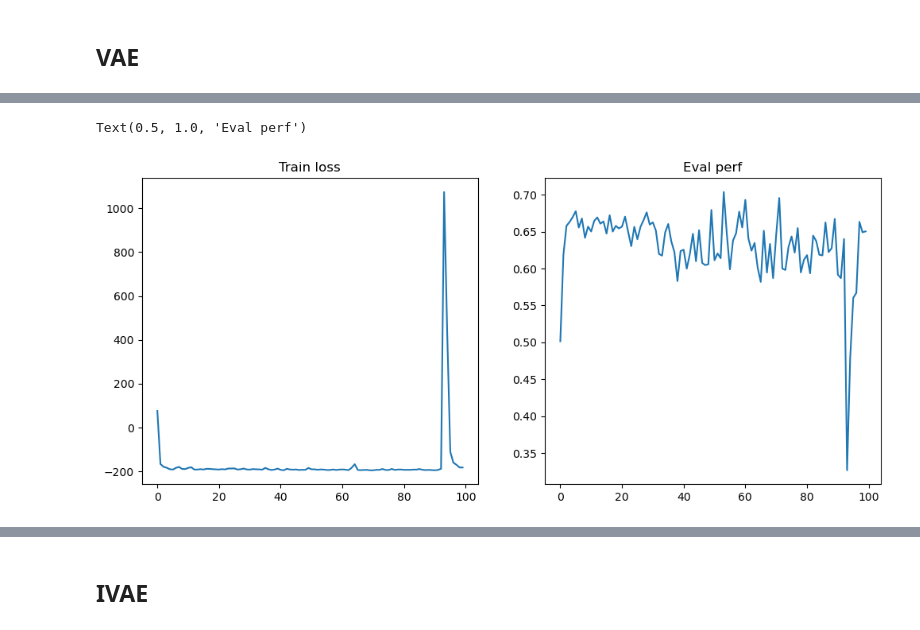
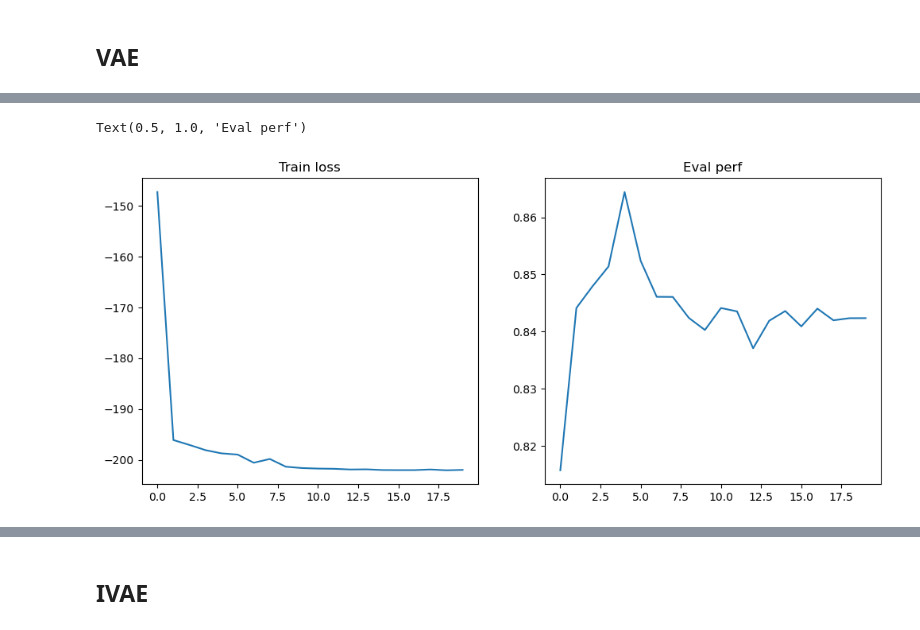
Before and after one commit to SullivanCastro/Indepedent-Component-Analysis, a Jupyter notebook: experiment.ipynb, the cells around one changed output, grey strips where cells are left out. Cells and saved outputs as stored; diff of their text form; code cells hidden in the pictures.

```diff
--- a/experiment.ipynb
+++ b/experiment.ipynb
@@ -59,7 +131,7 @@ staircase = False
 number_of_simulation = 1
 vae_hidden_dim = 100
 vae_n_layers = 3
-vae_activation = 'xtanh'
+vae_activation = 'lrelu'
 vae_slope = 0.1
 
 # Learning rate scheduler params
@@ -68,7 +140,7 @@ factor = 0.1
 patience = 0
 verbose = True
 
-epochs = 100
+epochs = 50
 
 # ELBO weights
 a = 100 # reconstruction log-likelihood term
@@ -195,13 +263,6 @@ mcc(source, fast_ica_source_predict)
 # %% [markdown]
 ## VAE
 # %%
-dataset = CustomSyntheticDataset(
-    X=mixture,
-    U=segment_labels,
-    S=source,
-    device=device
-)
-
 loader_params = (
     {"num_workers": 6, "pin_memory": True} if torch.cuda.is_available() else {}
 )
@@ -217,14 +276,15 @@ data loaded on cpu
 # %%
-model = cleanVAE(
-    data_dim=dimension_of_data_space,
-    latent_dim=dimension_of_latent_space,
+d_data, d_latent, d_aux = dataset.get_dims()
+vae_model = cleanVAE(
+    data_dim=d_data,
+    latent_dim=d_latent,
     hidden_dim=vae_hidden_dim,
     n_layers=vae_n_layers,
     activation=vae_activation,
-    slope=vae_slope,
+    slope=0.1,
 ).to(device)
 
-optimizer = Adam(model.parameters(), lr=lr)
+optimizer = Adam(vae_model.parameters(), lr=lr)
 scheduler = lr_scheduler.ReduceLROnPlateau(
     optimizer, factor=0.1, patience=0, verbose=True
 )
@@ -263,0 +291,17 @@ for epoch in itterable:
+# %%
+vae_loss_hist, vae_perf_hist, vae_all_mccs = train(
+    vae_model,
+    optimizer,
+    scheduler,
+    data_loader,
+    dataset.x,
+    dataset.s,
+    dataset.u,
+    20,
+    device,
+    N=len(dataset),
+    a=100,
+    b=1,
+    c=0,
+    d=10,
+)
@@ -264,10 +315,10 @@ for epoch in itterable:
 # %%
 fig, ax = plt.subplots(1, 2, figsize=(12, 5))
-ax[0].plot(train_loss_hist)
+ax[0].plot(vae_loss_hist)
 ax[0].set_title("Train loss")
-ax[1].plot(eval_perf_hist)
+ax[1].plot(vae_perf_hist)
 ax[1].set_title("Eval perf")
 # %% [output]
 Text(0.5, 1.0, 'Eval perf')
-[figure, old version]
+[figure, new version]
 # %%
```
Also changed, not shown: parts of 26 cells of this notebook, 1 other file.
